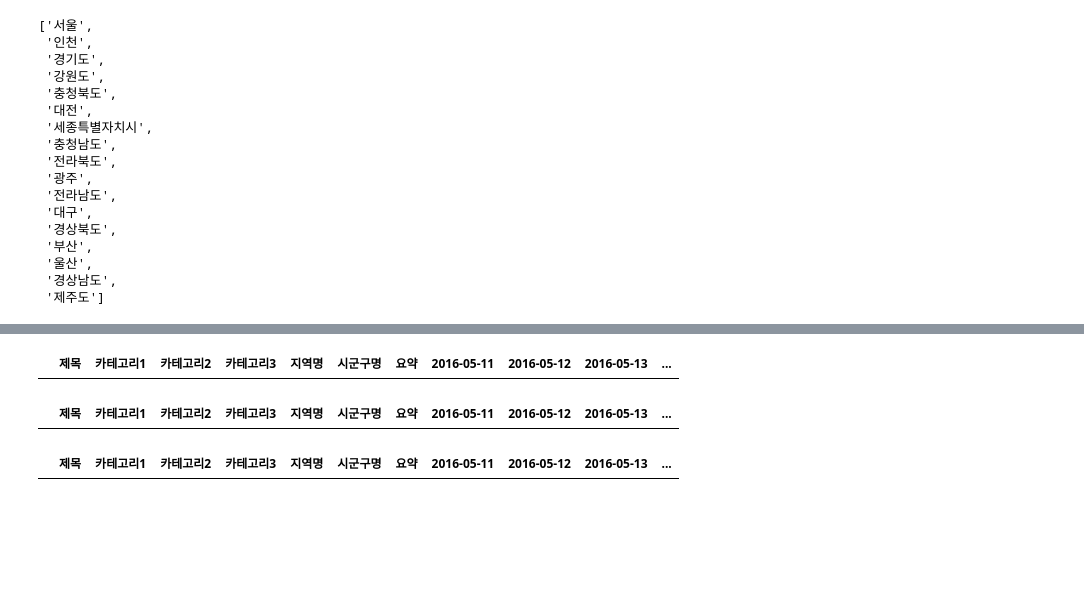
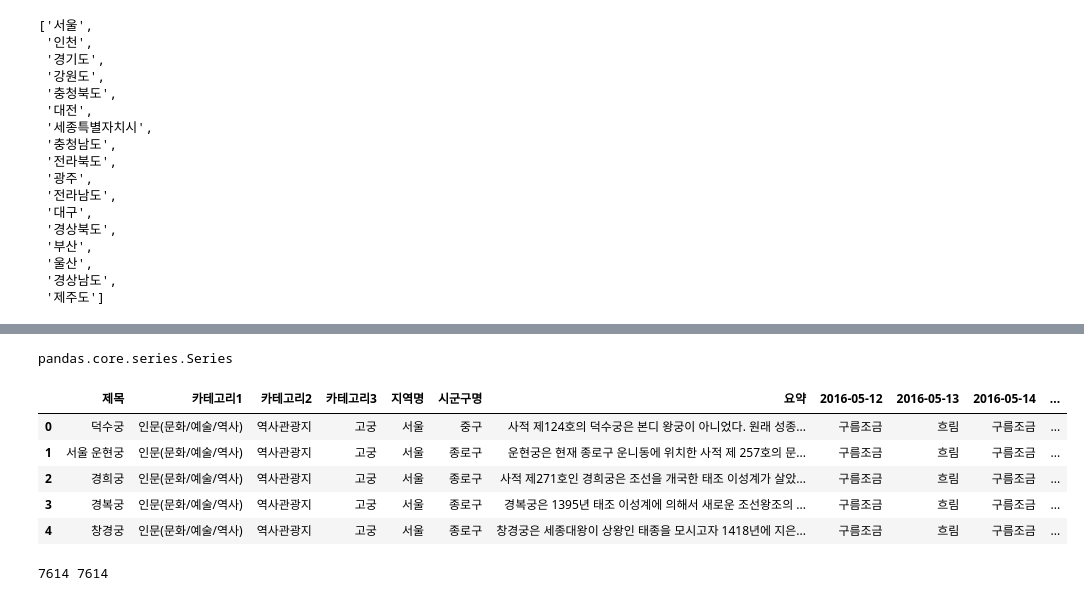
Before and after one commit to G-story/tour, a Jupyter notebook: tour.ipynb, the cells around one changed output, grey strips where cells are left out. Cells and saved outputs as stored; diff of their text form; code cells hidden in the pictures; blank space fills up the shorter version.

```diff
--- a/tour.ipynb
+++ b/tour.ipynb
@@ -258,12 +256,18 @@ the_day_after_tommorow
-# %%
-tour_df[tour_df[the_day_after_tommorow].str.contains("비")]
-# %% [output]
-|  | 제목 | 카테고리1 | 카테고리2 | 카테고리3 | 지역명 | 시군구명 | 요약 | 2016-05-11 | 2016-05-12 | 2016-05-13 | ... |
-# %%
-tour_df[tour_df[two_day_after_tommorow].str.contains('비')]
-# %% [output]
-|  | 제목 | 카테고리1 | 카테고리2 | 카테고리3 | 지역명 | 시군구명 | 요약 | 2016-05-11 | 2016-05-12 | 2016-05-13 | ... |
-# %%
-tour_df[tour_df[three_day_after_tommorow].str.contains('비')]
-# %% [output]
-|  | 제목 | 카테고리1 | 카테고리2 | 카테고리3 | 지역명 | 시군구명 | 요약 | 2016-05-11 | 2016-05-12 | 2016-05-13 | ... |
+# %%
+type(tour_df[the_day_after_tommorow])
+# %% [output]
+pandas.core.series.Series
+# %%
+good_whether_tour_df = tour_df[~tour_df[the_day_after_tommorow].str.contains("비") & ~tour_df[two_day_after_tommorow].str.contains("비") & ~tour_df[three_day_after_tommorow].str.contains("비")]
+good_whether_tour_df.head()
+# %% [output]
+|  | 제목 | 카테고리1 | 카테고리2 | 카테고리3 | 지역명 | 시군구명 | 요약 | 2016-05-12 | 2016-05-13 | 2016-05-14 | ... |
+| 0 | 덕수궁 | 인문(문화/예술/역사) | 역사관광지 | 고궁 | 서울 | 중구 | 사적 제124호의 덕수궁은 본디 왕궁이 아니었다. 원래 성종... | 구름조금 | 흐림 | 구름조금 | ... |
+| 1 | 서울 운현궁 | 인문(문화/예술/역사) | 역사관광지 | 고궁 | 서울 | 종로구 | 운현궁은 현재 종로구 운니동에 위치한 사적 제 257호의 문... | 구름조금 | 흐림 | 구름조금 | ... |
+| 2 | 경희궁 | 인문(문화/예술/역사) | 역사관광지 | 고궁 | 서울 | 종로구 | 사적 제271호인 경희궁은 조선을 개국한 태조 이성계가 살았... | 구름조금 | 흐림 | 구름조금 | ... |
+| 3 | 경복궁 | 인문(문화/예술/역사) | 역사관광지 | 고궁 | 서울 | 종로구 | 경복궁은 1395년 태조 이성계에 의해서 새로운 조선왕조의 ... | 구름조금 | 흐림 | 구름조금 | ... |
+| 4 | 창경궁 | 인문(문화/예술/역사) | 역사관광지 | 고궁 | 서울 | 종로구 | 창경궁은 세종대왕이 상왕인 태종을 모시고자 1418년에 지은... | 구름조금 | 흐림 | 구름조금 | ... |
+# %%
+print(len(tour_df), len(good_whether_tour_df))
+# %% [output]
+7614 7614
```
Also changed, not shown: parts of 7 cells of this notebook.
